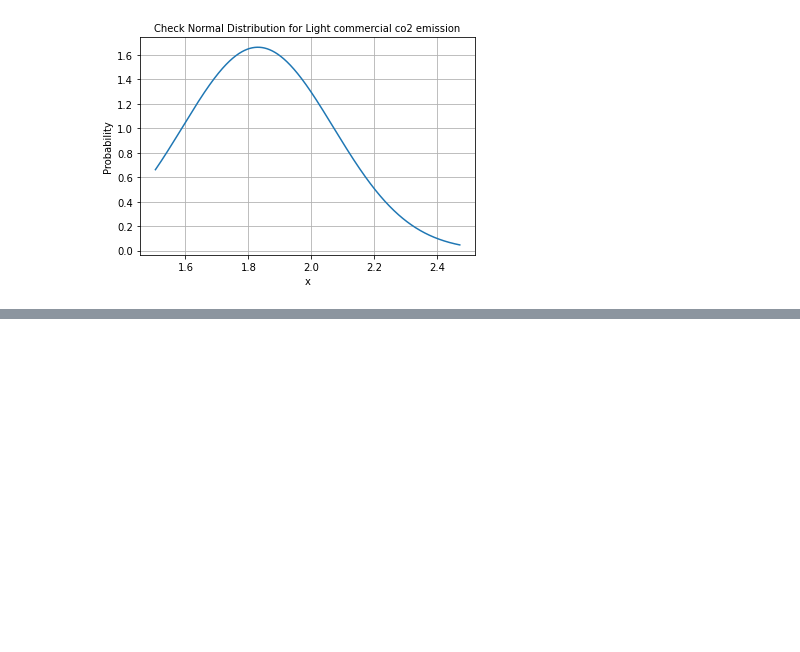
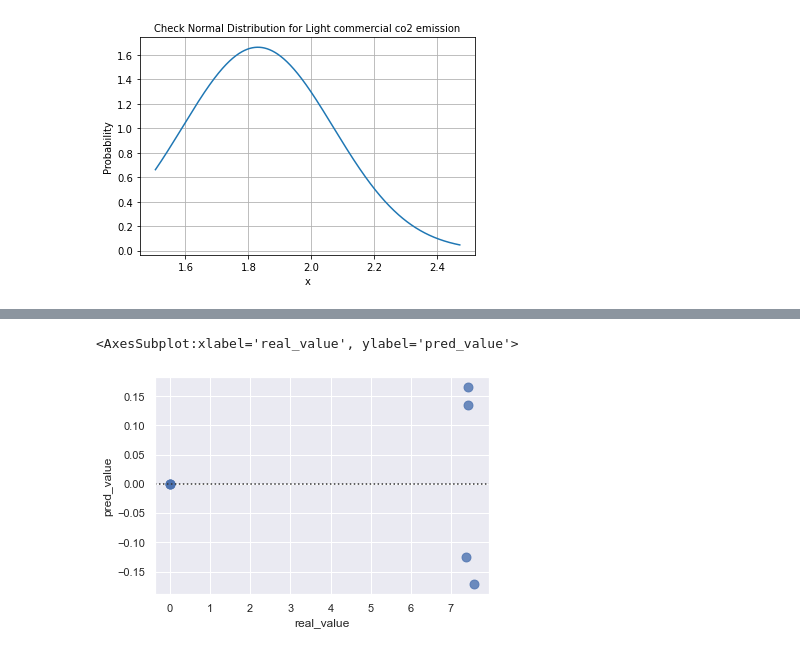
Before and after one commit to tbai915/722BDAS, a Jupyter notebook: BDAS.ipynb, the cells around one changed output, grey strips where cells are left out. Cells and saved outputs as stored; diff of their text form; code cells hidden in the pictures; blank space fills up the shorter version.

```diff
--- a/BDAS.ipynb
+++ b/BDAS.ipynb
@@ -186,0 +409,5 @@ regparam = 1.000000, LPV r2 = 0.9887, LCV r2 = 0.9541
+# %%
+sns.residplot(x="real_value", y="pred_value", data=LPV_test_real_pred_df, scatter_kws={"s": 80})
+# %% [output]
+<AxesSubplot:xlabel='real_value', ylabel='pred_value'>
+[figure, added]
```
Also changed, not shown: parts of 28 cells of this notebook, 1 other file.
